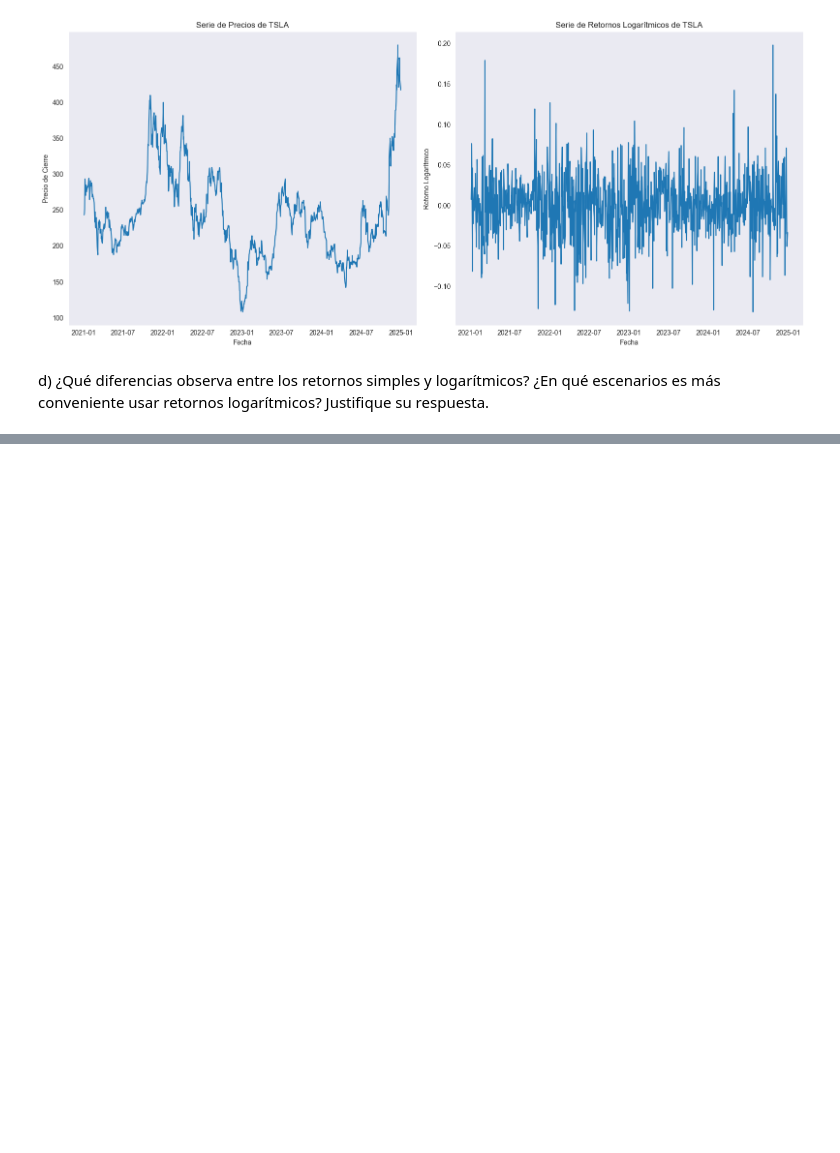
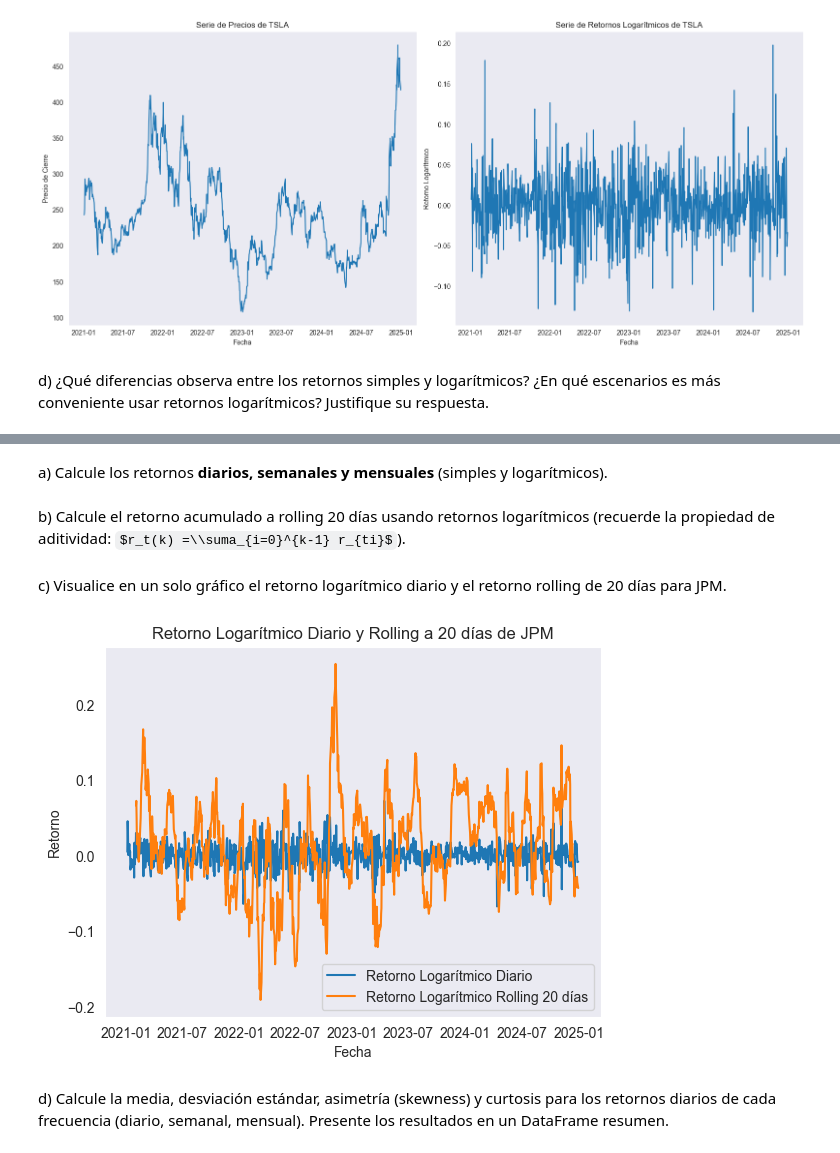
Before and after one commit to Felipe-Lopez-Vergara/ds_finance_-Lopez-, a Jupyter notebook: notebooks/HW_Sesion_2.ipynb, the cells around one changed output, grey strips where cells are left out. Drawn from its saved outputs; the diff is of its cells as text; code cells hidden in the pictures; some formulas as TeX source; blank space fills up the shorter version.

```diff
--- a/notebooks/HW_Sesion_2.ipynb
+++ b/notebooks/HW_Sesion_2.ipynb
@@ -93,0 +98,38 @@ Es mejor utiliazr el retorno logarítmico cuando se trabaja con horzontes más l
+# %% [markdown]
+a) Calcule los retornos **diarios, semanales y mensuales** (simples y logarítmicos).
+# %%
+#Retonro diario de JPM
+ret_diario_simple_jpm = df['JPM'].pct_change().dropna()
+ret_diario_log_jpm = np.log(df['JPM'] / df['JPM'].shift(1))
+
+#Retonro semanal de JPM
+precios_semanal_jpm = df['JPM'].resample('W').last()
+ret_semanal_simple_jpm = precios_semanal_jpm.pct_change().dropna()
+ret_semanal_log_jpm = np.log(precios_semanal_jpm / precios_semanal_jpm.shift(1))
+
+#Retonro mensual de JPM
+precios_mensual_jpm = df['JPM'].resample('ME').last()
+ret_mensual_simple_jpm = precios_mensual_jpm.pct_change().dropna()
+ret_mensual_log_jpm = np.log(precios_mensual_jpm / precios_mensual_jpm.shift(1))
+# %% [markdown]
+b) Calcule el retorno acumulado a rolling 20 días usando retornos logarítmicos (recuerde la propiedad de aditividad: $r_t(k) =\\suma_{i=0}^{k-1} r_{ti}$).
+# %%
+#Retorno a 20 días de JPM
+
+rolling_20d_log_jpm = np.log(df['JPM'] / df['JPM'].shift(20))
+# %% [markdown]
+c) Visualice en un solo gráfico el retorno logarítmico diario y el retorno rolling de 20 días para JPM.
+# %%
+#Gráficos de Retornos logarítmico diario y retorno rolling a 20 días de JPM
+
+sns.lineplot(data = ret_diario_log_jpm, label = 'Retorno Logarítmico Diario')
+sns.lineplot(data = rolling_20d_log_jpm, label = 'Retorno Logarítmico Rolling 20 días')
+plt.title('Retorno Logarítmico Diario y Rolling a 20 días de JPM')
+plt.xlabel('Fecha')
+plt.ylabel('Retorno')
+plt.legend()
+plt.show()
+# %% [output]
+[figure, added]
+# %% [markdown]
+d) Calcule la media, desviación estándar, asimetría (skewness) y curtosis para los retornos diarios de cada frecuencia (diario, semanal, mensual). Presente los resultados en un DataFrame resumen.
```
Also changed, not shown: parts of 3 cells of this notebook.
